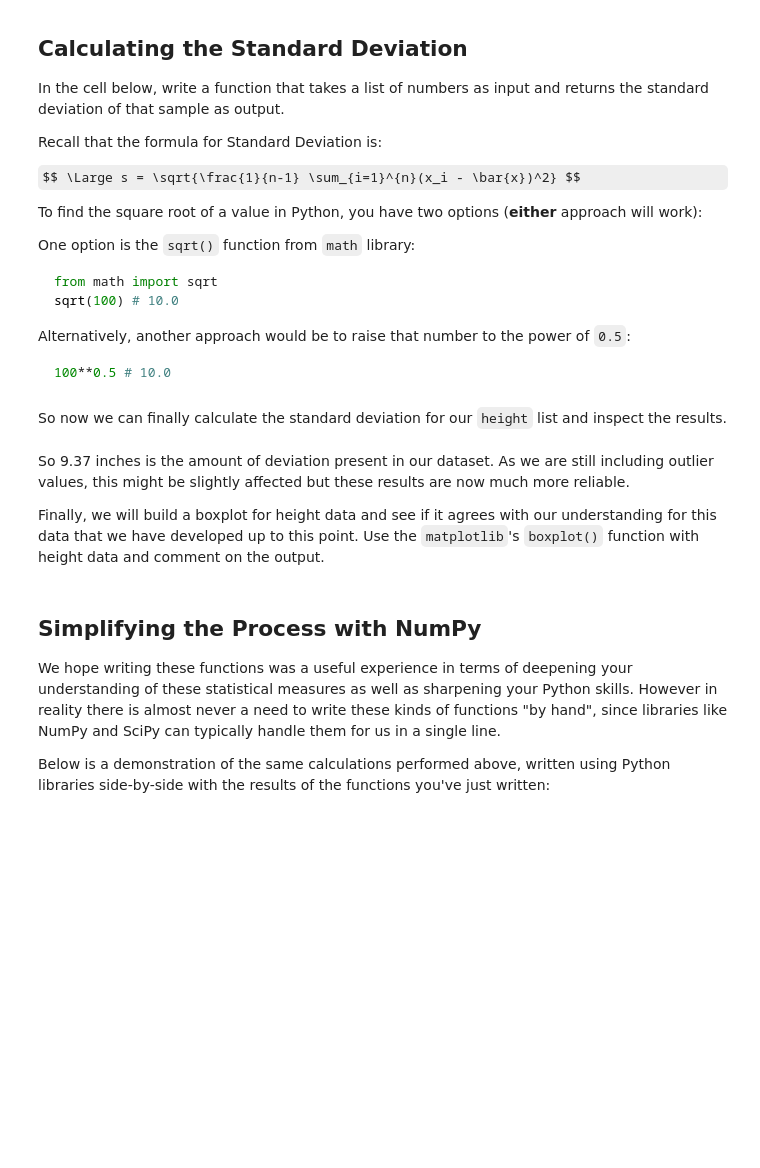
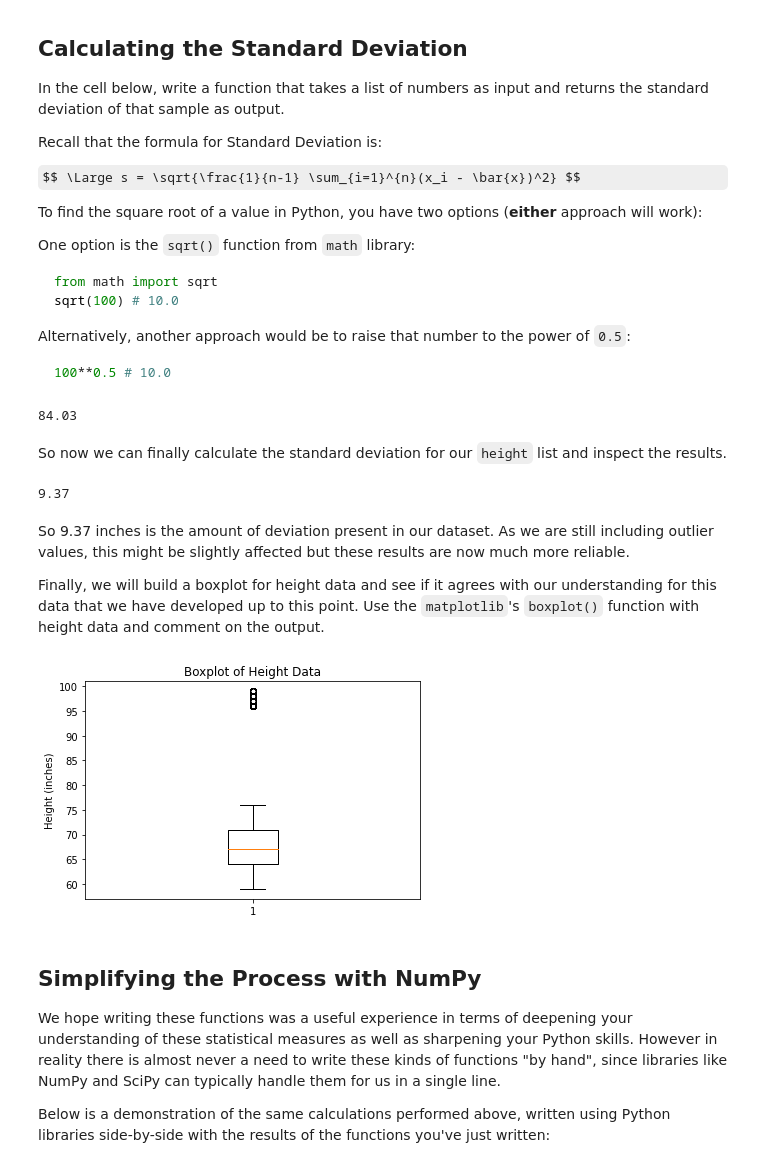
Before and after one commit to nyamburamburu-cloud/dsc-implementing-statistics-with-functions-lab, a Jupyter notebook: index.ipynb, the cells around one changed output. Cells and saved outputs as stored; diff of their text form; code cells hidden in the pictures; some formulas as TeX source; blank space fills up the shorter version.

```diff
--- a/index.ipynb
+++ b/index.ipynb
@@ -335,22 +400,41 @@ Alternatively, another approach would be to raise that number to the power of `0
 # Replace None with appropriate code
 from math import sqrt
 
+def get_mean(sample):
+    return sum(sample) / len(sample)
+
 def get_stddev(sample):
+    #Calculate the sample variance using the get_mean function
+    sample_mean = get_mean(sample)
 
-    stddev = None
+    sum_of_squares = 0
+    for value in sample:
+        # Calculate the sum of squares
+        sum_of_squares += (value - sample_mean) ** 2
+
+    # Calculate variance
+    variance = sum_of_squares / (len(sample) - 1)
+
+    # Calculate standard deviation as the square root of variance
+    stddev = sqrt(variance)
+
 
     return round(stddev, 2)
 
 test = [120,112,131,211,312,90]
 
 get_stddev(test) # 84.03
+# %% [output]
+84.03
 # %% [markdown]
 So now we can finally calculate the standard deviation for our `height` list and inspect the results.
 # %%
 # Replace None with appropriate code
-standard_deviation = None
+standard_deviation = get_stddev(height)
 
 standard_deviation # 9.37
+# %% [output]
+9.37
 # %% [markdown]
 So 9.37 inches is the amount of deviation present in our dataset. As we are still including outlier values, this might be slightly affected but these results are now much more reliable.
 
@@ -358,7 +442,17 @@ Finally, we will build a boxplot for height data and see if it agrees with our u
 # %%
 # Replace None with appropriate code
 # A boxplot should display below
-plt.boxplot(None);
+import matplotlib.pyplot as plt
+plt.boxplot(height);
+
+# Add titles and labels
+plt.title('Boxplot of Height Data')
+plt.ylabel('Height (inches)')
+
+#Display the boxplot
+plt.show()
+# %% [output]
+[figure, added]
 # %% [markdown]
 ## Simplifying the Process with NumPy
 
```
Also changed, not shown: parts of 13 cells of this notebook.
